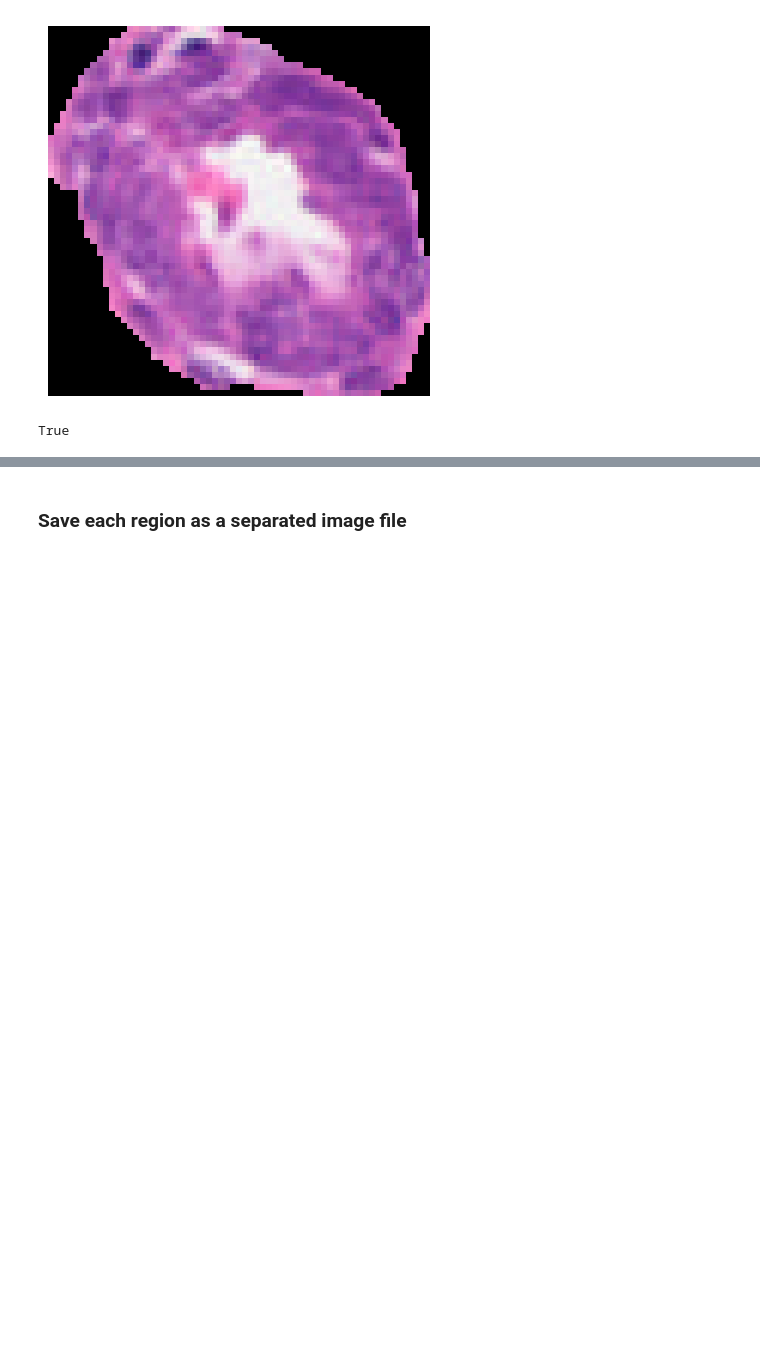
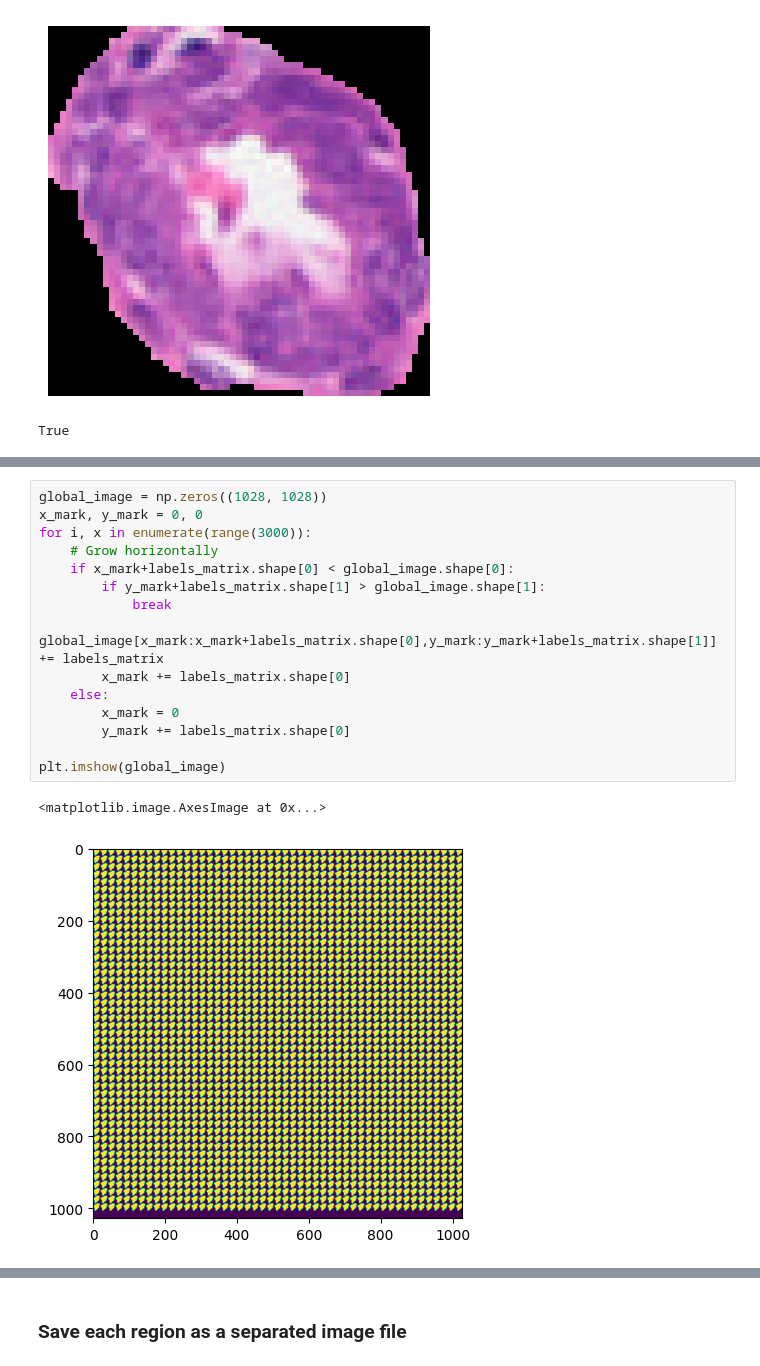
Before and after one commit to 8toz/3d_breast_reconstruction, a Jupyter notebook: train_classifier.ipynb, the cells around one changed output, grey strips where cells are left out. Saved outputs shown, nothing was run; the diff lists cells and outputs as text; blank space fills up the shorter version.

```diff
--- a/train_classifier.ipynb
+++ b/train_classifier.ipynb
@@ -273,0 +305,18 @@ True
+# %%
+global_image = np.zeros((1028, 1028))
+x_mark, y_mark = 0, 0
+for i, x in enumerate(range(3000)):
+    # Grow horizontally
+    if x_mark+labels_matrix.shape[0] < global_image.shape[0]:
+        if y_mark+labels_matrix.shape[1] > global_image.shape[1]:
+            break
+        global_image[x_mark:x_mark+labels_matrix.shape[0],y_mark:y_mark+labels_matrix.shape[1]] += labels_matrix
+        x_mark += labels_matrix.shape[0]
+    else:
+        x_mark = 0
+        y_mark += labels_matrix.shape[0]
+
+plt.imshow(global_image)
+# %% [output]
+<matplotlib.image.AxesImage at 0x...>
+[figure, added]
```
Also changed, not shown: parts of 8 cells of this notebook.
